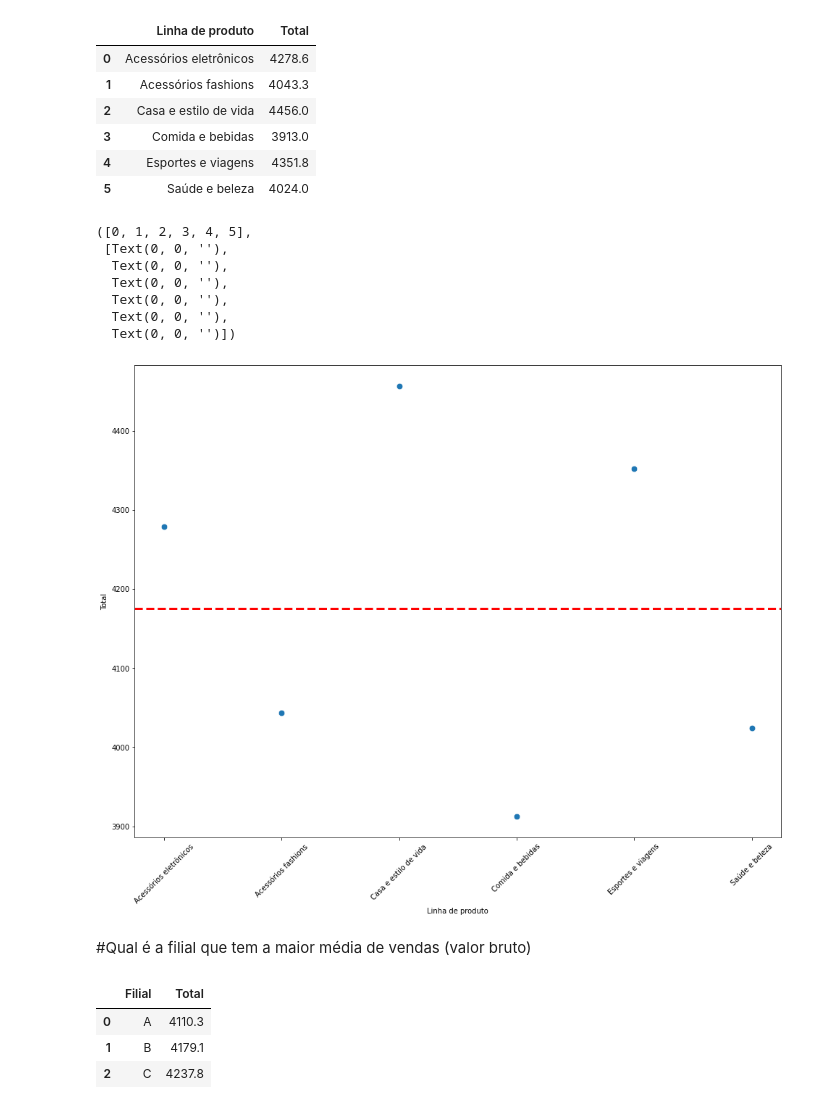
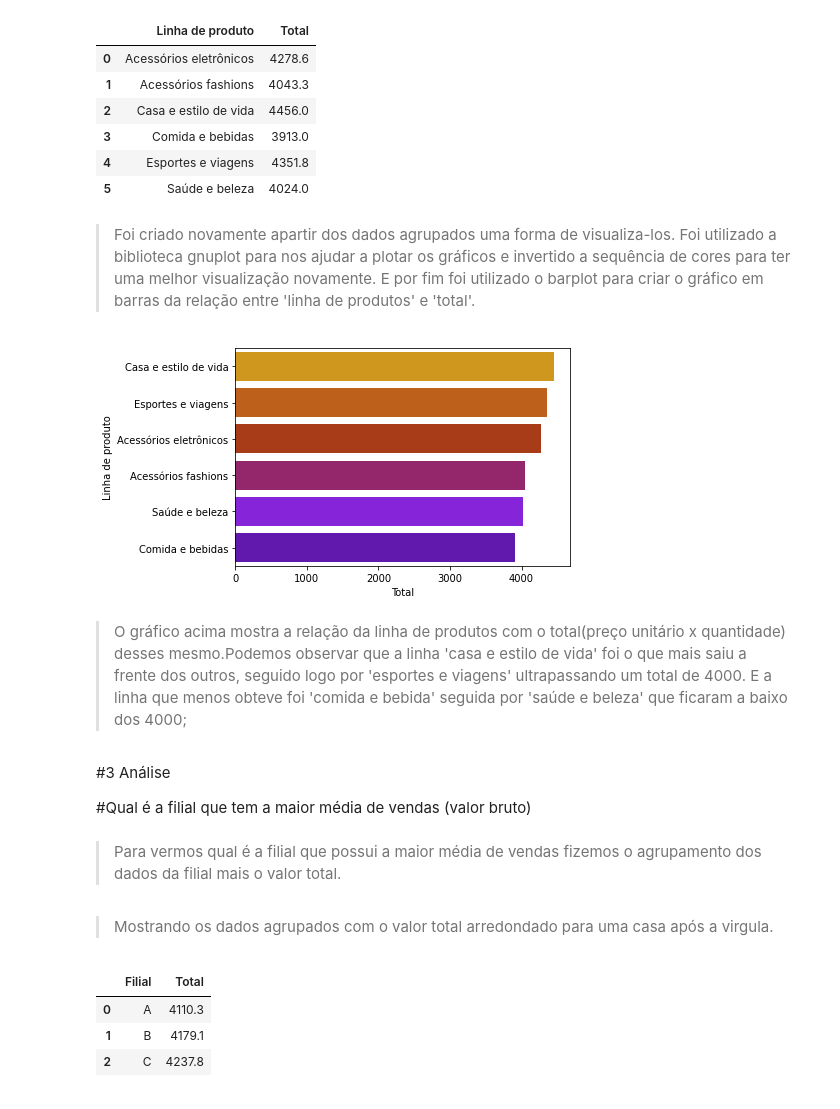
Before and after one commit to AnaJuliaGPeres/Aula1MineracaodeDados, a Jupyter notebook: pratica1.ipynb, the cells around one changed output. Cells and saved outputs as stored; diff of their text form; code cells hidden in the pictures.

```diff
--- a/pratica1.ipynb
+++ b/pratica1.ipynb
@@ -389,24 +504,27 @@ agrupando_Produto_Total.round(1)
 | 3 | Comida e bebidas | 3913.0 |
 | 4 | Esportes e viagens | 4351.8 |
 | 5 | Saúde e beleza | 4024.0 |
-# %%
-fig, ax = plt.subplots(figsize=(16,12))
-ax = sns.scatterplot(x = 'Linha de produto', y = 'Total', data = agrupando_Produto_Total, s = 75)
-plt.axhline(y=np.nanmean(df.Total), color='red', linestyle='--',linewidth=3, label='Média')
-plt.xticks(rotation = 45)
-# %% [output]
-([0, 1, 2, 3, 4, 5],
- [Text(0, 0, ''),
-  Text(0, 0, ''),
-  Text(0, 0, ''),
-  Text(0, 0, ''),
-  Text(0, 0, ''),
-  Text(0, 0, '')])
-[figure, removed]
+# %% [markdown]
+> Foi criado novamente apartir dos dados agrupados uma forma de visualiza-los. Foi utilizado a biblioteca gnuplot para nos ajudar a plotar os gráficos e invertido a sequência de cores para ter uma melhor visualização novamente. E por fim foi utilizado o barplot para criar o gráfico em barras da relação entre 'linha de produtos' e 'total'.
+# %%
+agrupando_Produto_Total = agrupando_Produto_Total.sort_values(by = 'Total', ascending = False)
+Figura = sns.color_palette('gnuplot')#selecionando as cores do grafico
+Figura.reverse()#invertendo a sequencia de cores
+ax = sns.barplot(y = 'Linha de produto',x = 'Total', data = agrupando_Produto_Total, palette = Figura)
+# %% [output]
+[figure, added]
+# %% [markdown]
+>O gráfico acima mostra a relação da linha de produtos com o total(preço unitário x quantidade) desses mesmo.Podemos observar que a linha 'casa e estilo de vida' foi o que mais saiu a frente dos outros, seguido logo por 'esportes e viagens' ultrapassando um total de 4000. E a linha que menos obteve foi 'comida e bebida' seguida por 'saúde e beleza' que ficaram a baixo dos 4000;
 # %% [markdown]
+#3 Análise
+
 #Qual é a filial que tem a maior média de vendas (valor bruto)
+# %% [markdown]
+>Para vermos qual é a filial que possui a maior média de vendas fizemos o agrupamento dos dados da filial mais o valor total.
 # %%
 agrupando_Filial_Total = df.groupby('Filial')['Total'].mean().reset_index(drop=False)
+# %% [markdown]
+>Mostrando os dados agrupados com o valor total arredondado para uma casa após a virgula.
 # %%
 agrupando_Filial_Total.round(1)
 # %% [output]
```
Also changed, not shown: parts of 103 cells of this notebook.
